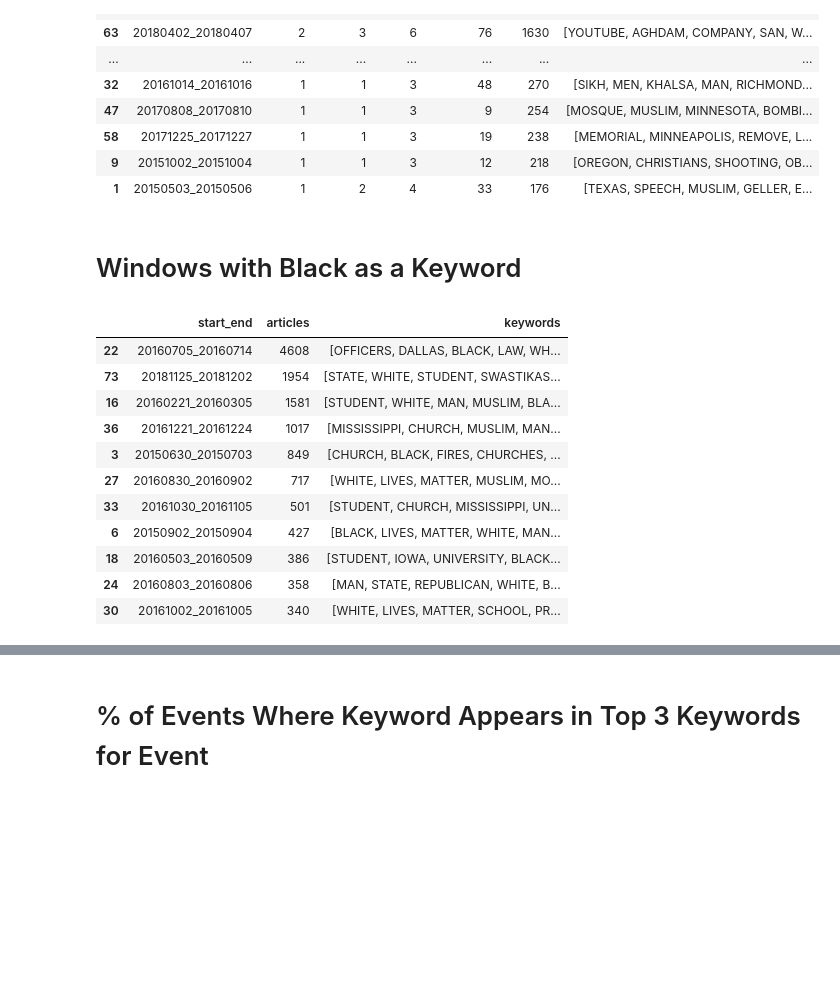
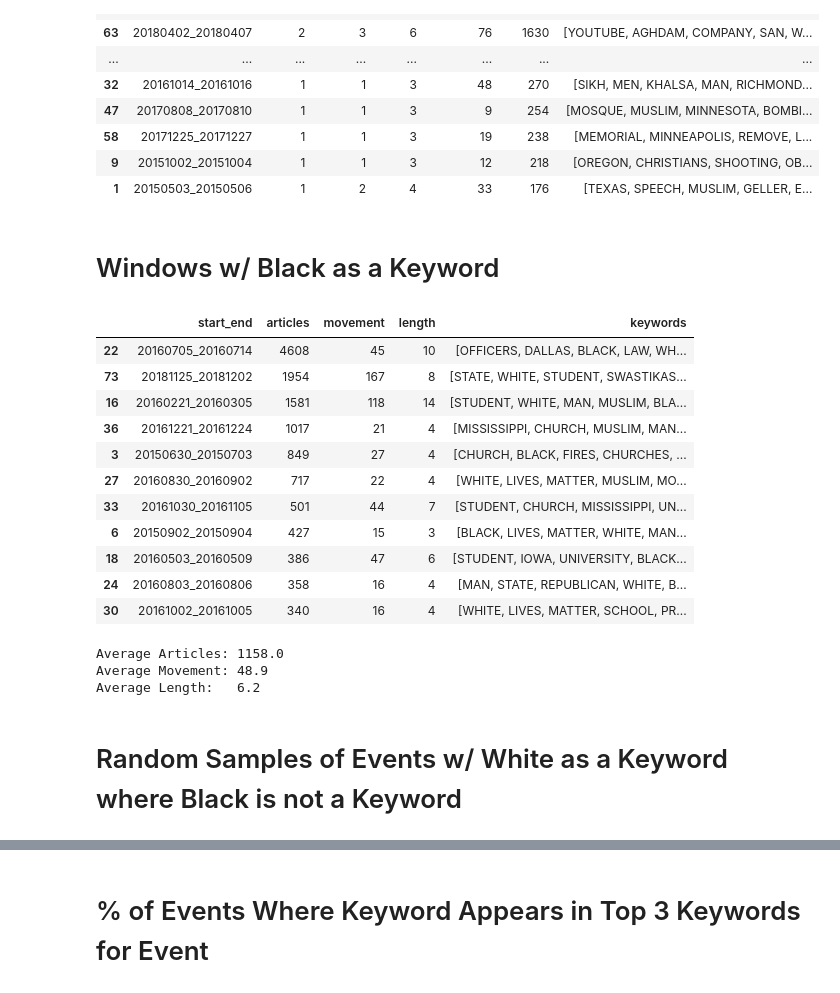
Before and after one commit to Jwmazzi/media_research, a Jupyter notebook: planning/GDELT Keywords.ipynb, the cells around one changed output, grey strips where cells are left out. Drawn from its saved outputs; the diff is of its cells as text; code cells hidden in the pictures; blank space fills up the shorter version.

```diff
--- a/planning/GDELT Keywords.ipynb
+++ b/planning/GDELT Keywords.ipynb
@@ -531,20 +542,30 @@ base[base.descent <= round(base.descent.mean())].sort_values('articles', ascendi
 | 9 | 20151002_20151004 | 1 | 1 | 3 | 12 | 218 | [OREGON, CHRISTIANS, SHOOTING, OB... |
 | 1 | 20150503_20150506 | 1 | 2 | 4 | 33 | 176 | [TEXAS, SPEECH, MUSLIM, GELLER, E... |
 # %% [markdown]
-# Windows with Black as a Keyword
+# Windows w/ Black as a Keyword
 # %%
 black_events = df[df.keywords.apply(lambda x: 'BLACK' in x)]
-black_events[['start_end', 'articles', 'keywords']].sort_values('articles', ascending=False)
+black_events[['start_end', 'articles', 'movement', 'length', 'keywords']].sort_values('articles', ascending=False)
 # %% [output]
-|  | start_end | articles | keywords |
-| 22 | 20160705_20160714 | 4608 | [OFFICERS, DALLAS, BLACK, LAW, WH... |
-| 73 | 20181125_20181202 | 1954 | [STATE, WHITE, STUDENT, SWASTIKAS... |
-| 16 | 20160221_20160305 | 1581 | [STUDENT, WHITE, MAN, MUSLIM, BLA... |
-| 36 | 20161221_20161224 | 1017 | [MISSISSIPPI, CHURCH, MUSLIM, MAN... |
-| 3 | 20150630_20150703 | 849 | [CHURCH, BLACK, FIRES, CHURCHES, ... |
-| 27 | 20160830_20160902 | 717 | [WHITE, LIVES, MATTER, MUSLIM, MO... |
-| 33 | 20161030_20161105 | 501 | [STUDENT, CHURCH, MISSISSIPPI, UN... |
-| 6 | 20150902_20150904 | 427 | [BLACK, LIVES, MATTER, WHITE, MAN... |
-| 18 | 20160503_20160509 | 386 | [STUDENT, IOWA, UNIVERSITY, BLACK... |
-| 24 | 20160803_20160806 | 358 | [MAN, STATE, REPUBLICAN, WHITE, B... |
-| 30 | 20161002_20161005 | 340 | [WHITE, LIVES, MATTER, SCHOOL, PR... |
+|  | start_end | articles | movement | length | keywords |
+| 22 | 20160705_20160714 | 4608 | 45 | 10 | [OFFICERS, DALLAS, BLACK, LAW, WH... |
+| 73 | 20181125_20181202 | 1954 | 167 | 8 | [STATE, WHITE, STUDENT, SWASTIKAS... |
+| 16 | 20160221_20160305 | 1581 | 118 | 14 | [STUDENT, WHITE, MAN, MUSLIM, BLA... |
+| 36 | 20161221_20161224 | 1017 | 21 | 4 | [MISSISSIPPI, CHURCH, MUSLIM, MAN... |
+| 3 | 20150630_20150703 | 849 | 27 | 4 | [CHURCH, BLACK, FIRES, CHURCHES, ... |
+| 27 | 20160830_20160902 | 717 | 22 | 4 | [WHITE, LIVES, MATTER, MUSLIM, MO... |
+| 33 | 20161030_20161105 | 501 | 44 | 7 | [STUDENT, CHURCH, MISSISSIPPI, UN... |
+| 6 | 20150902_20150904 | 427 | 15 | 3 | [BLACK, LIVES, MATTER, WHITE, MAN... |
+| 18 | 20160503_20160509 | 386 | 47 | 6 | [STUDENT, IOWA, UNIVERSITY, BLACK... |
+| 24 | 20160803_20160806 | 358 | 16 | 4 | [MAN, STATE, REPUBLICAN, WHITE, B... |
+| 30 | 20161002_20161005 | 340 | 16 | 4 | [WHITE, LIVES, MATTER, SCHOOL, PR... |
+# %%
+print(f'Average Articles: {black_events.articles.mean():.1f}')
+print(f'Average Movement: {black_events.movement.mean():.1f}')
+print(f'Average Length:   {black_events.length.mean():.1f}')
+# %% [output]
+Average Articles: 1158.0
+Average Movement: 48.9
+Average Length:   6.2
+# %% [markdown]
+# Random Samples of Events w/ White as a Keyword where Black is not a Keyword
```
Also changed, not shown: parts of 9 cells of this notebook, 2 other files.
